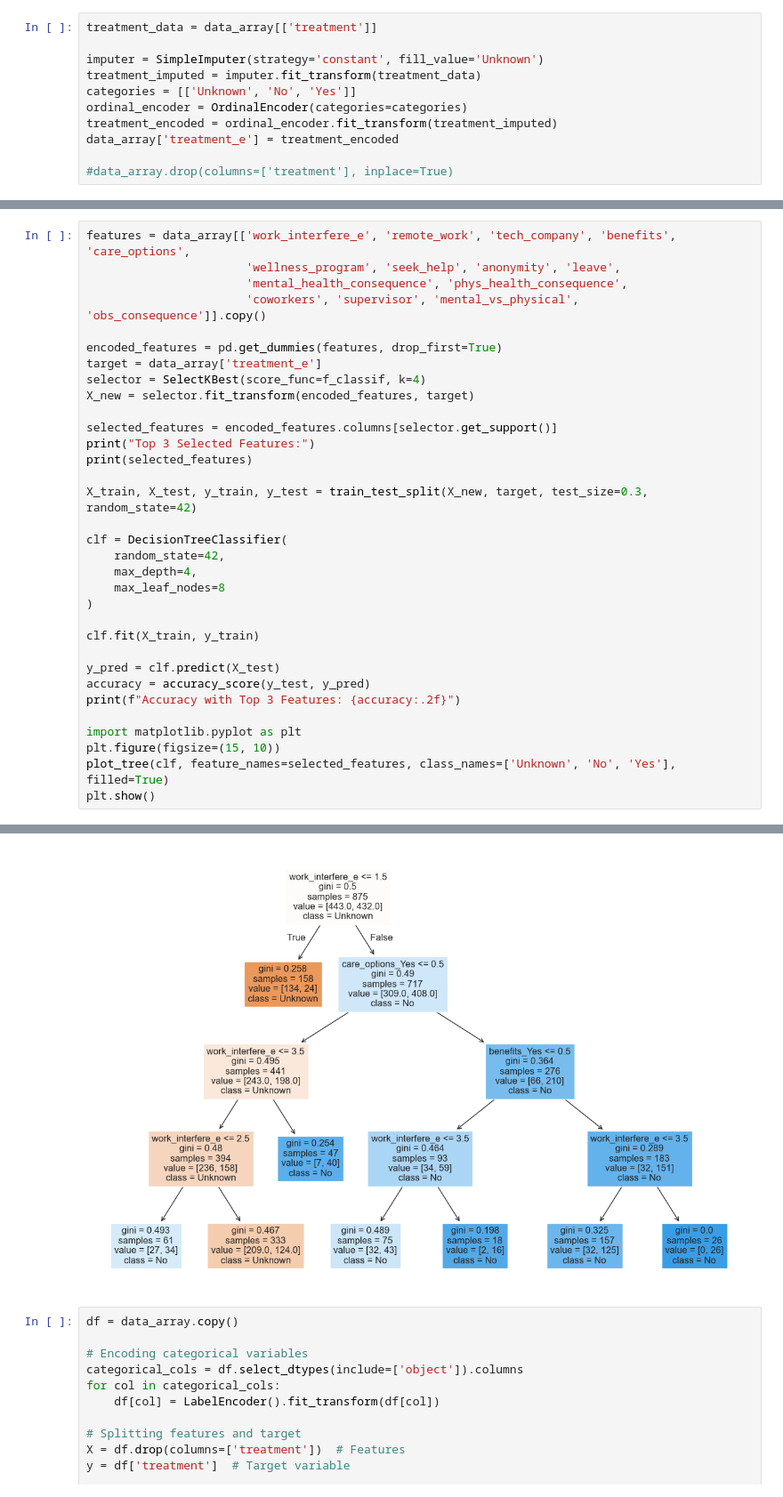
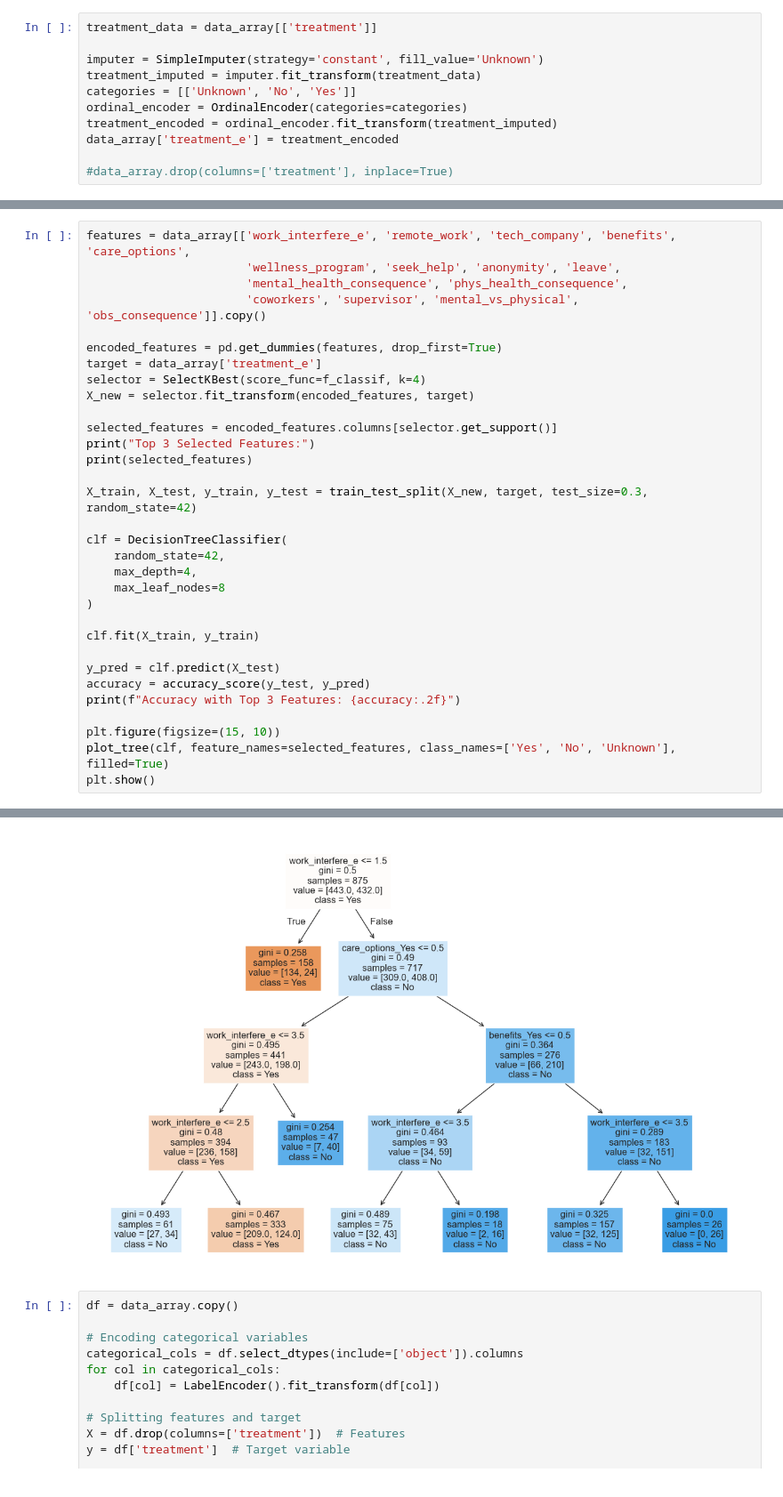
Before and after one commit to vschachl/MentalHealth, a Jupyter notebook: Main.ipynb, the cells around one changed output, grey strips where cells are left out. Shown at 89% size. Cells and saved outputs as stored; diff of their text form.

```diff
--- a/Main.ipynb
+++ b/Main.ipynb
@@ -570,36 +573,35 @@ encoded_features = pd.get_dummies(features, drop_first=True)
 target = data_array['treatment_e']
 selector = SelectKBest(score_func=f_classif, k=4)
 X_new = selector.fit_transform(encoded_features, target)
 
 selected_features = encoded_features.columns[selector.get_support()]
 print("Top 3 Selected Features:")
 print(selected_features)
 
 X_train, X_test, y_train, y_test = train_test_split(X_new, target, test_size=0.3, random_state=42)
 
 clf = DecisionTreeClassifier(
     random_state=42,
     max_depth=4,
     max_leaf_nodes=8
 )
 
 clf.fit(X_train, y_train)
 
 y_pred = clf.predict(X_test)
 accuracy = accuracy_score(y_test, y_pred)
 print(f"Accuracy with Top 3 Features: {accuracy:.2f}")
 
-import matplotlib.pyplot as plt
 plt.figure(figsize=(15, 10))
-plot_tree(clf, feature_names=selected_features, class_names=['Unknown', 'No', 'Yes'], filled=True)
+plot_tree(clf, feature_names=selected_features, class_names=['Yes', 'No', 'Unknown'], filled=True)
 plt.show()
 # %% [output]
 Top 3 Selected Features:
 Index(['work_interfere_e', 'benefits_Yes', 'care_options_Yes',
        'obs_consequence_Yes'],
       dtype='object')
 Accuracy with Top 3 Features: 0.68
-[figure, old version]
+[figure, new version]
 # %%
 df = data_array.copy()
 
```
Also changed, not shown: parts of 13 cells of this notebook.
